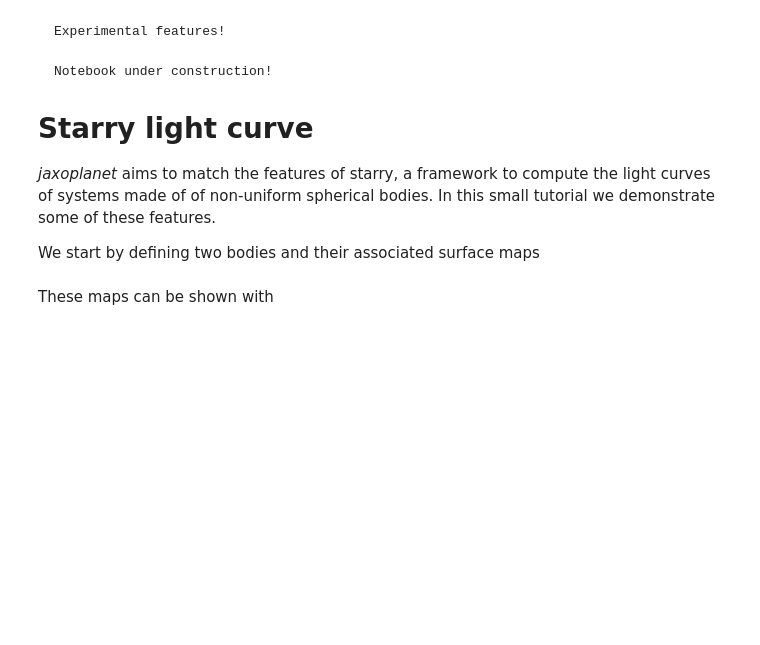
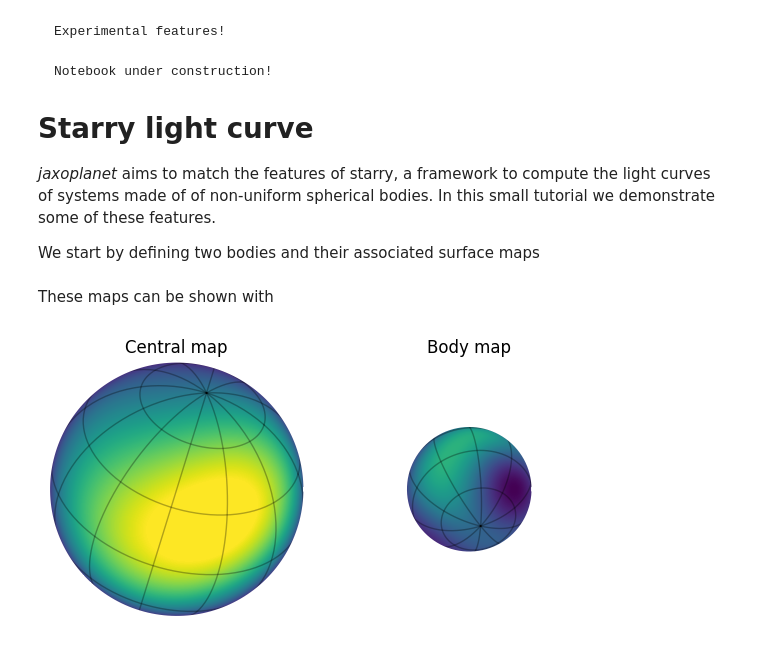
Before and after one commit to exoplanet-dev/jaxoplanet, a Jupyter notebook: docs/tutorials/starry.ipynb, the cells around one changed output. Saved outputs shown, nothing was run; the diff lists cells and outputs as text; code cells hidden in the pictures; blank space fills up the shorter version.

Commit message:
docs: update starry doc

```diff
--- a/docs/tutorials/starry.ipynb
+++ b/docs/tutorials/starry.ipynb
@@ -16,16 +16,15 @@ We start by defining two bodies and their associated surface maps
 # %%
 import numpy as np
 
-from jaxoplanet.experimental.starry.utils import show_map
-from jaxoplanet.experimental.starry import Map, Ylm
+from jaxoplanet.experimental.starry import Map, Ylm, show_map
 from jaxoplanet.orbits import keplerian
 
 y = Ylm.from_dense(np.hstack([1.0, np.random.rand(10) * 1e-1]))
 central_map = Map(y=y, inc=0.9, obl=-0.3, period=1.2, u=[0.5, 0.5])
 central = keplerian.Central(radius=1.0, mass=0.8, map=central_map)
 
-y = Ylm.from_dense(np.hstack([1.0, np.random.rand(10) * 1e-1]))
-body_map = Map(y=y, inc=2.5, obl=0.3, period=-0.8, u=[0.5, 0.3])
+y = Ylm.from_dense(np.hstack([1.0, np.random.rand(10) * 0.3]))
+body_map = Map(y=y, inc=2.5, obl=0.3, period=-0.8, u=[0.5, 0.3], amplitude=0.6)
 system = keplerian.System(central).add_body(
     radius=0.5, mass=0.6, period=1.0, map=body_map
 )
@@ -34,23 +33,25 @@ These maps can be shown with
 # %%
 import matplotlib.pyplot as plt
 
 
 def lim():
     radius = central.radius.magnitude
     plt.xlim(-radius, radius)
     plt.ylim(-radius, radius)
 
 
 plt.figure(figsize=(6, 3))
 plt.subplot(121)
-show_map(central)
+show_map(central, vmax=0.4)
 plt.title("Central map")
 lim()
 plt.subplot(122)
-show_map(system.bodies[0])
+show_map(system.bodies[0], vmax=0.4)
 lim()
 plt.title("Body map")
 _ = plt.tight_layout()
+# %% [output]
+[figure, added]
 # %%
 from jaxoplanet.orbits import keplerian
 from jaxoplanet.experimental.starry.light_curves import light_curve
```
Also changed, not shown: parts of 1 cell of this notebook.
